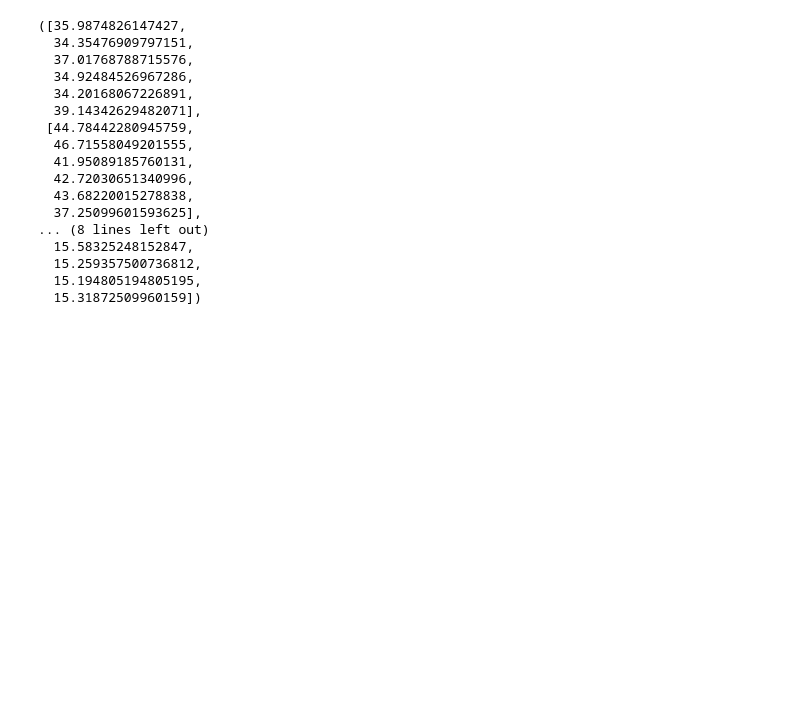
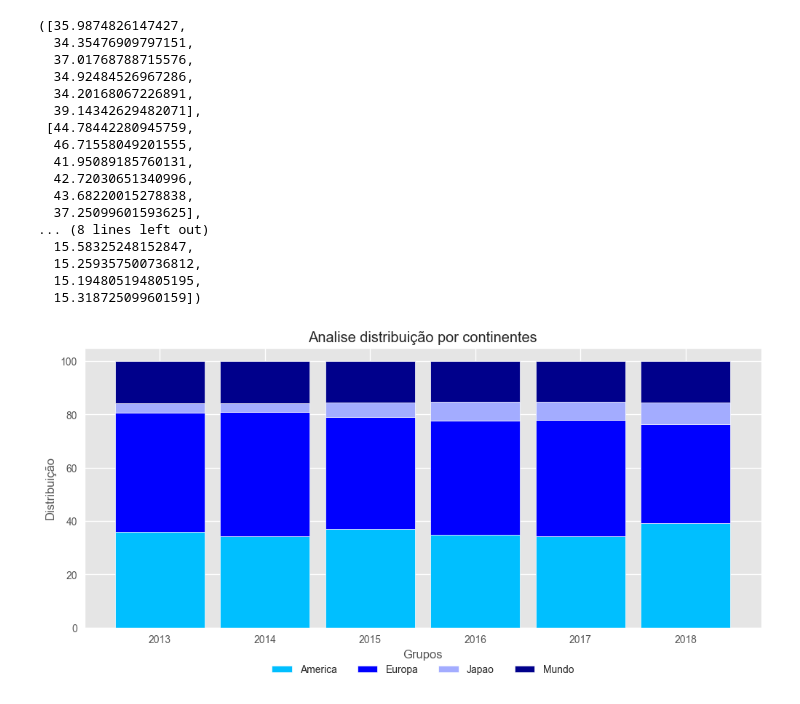
Before and after one commit to Gfirmino95/Analise-de-dados-vendas-de-video-game, a Jupyter notebook: Análise Mercado de Games.ipynb, the cells around one changed output. Saved outputs shown, nothing was run; the diff lists cells and outputs as text; code cells hidden in the pictures; blank space fills up the shorter version.

```diff
--- a/Análise Mercado de Games.ipynb
+++ b/Análise Mercado de Games.ipynb
@@ -93,5 +93,6 @@ sns.kdeplot(df['Global'], shade = True, bw=1, color='#00BFFF', linewidth = 2.5);
 # %%
-Analise = df.groupby(by=['Year']).sum()
+# Agrupando Dados por Ano
+Analise = df.groupby('Year').sum()
 Analise
 # %% [output]
 |  | Game | Genre | Publisher | North America | Europe | Japan | Rest of World | Global |
@@ -153,0 +149,31 @@ plt.title('Analise distribuição por continentes')
+# %%
+# Tamanho grafico
+plt.figure(figsize=(12,5))
+
+# Largura barra no grafico
+largura_barra = 0.85
+Grupos =  Analise.index
+
+# titulo
+plt.title('Analise distribuição por continentes')
+
+#Plot da America
+plt.bar(Grupos, America, width = largura_barra, color = '#00BFFF', edgecolor= 'white')
+
+#Plot da Europa
+plt.bar(Grupos, Europa , bottom=America, width = largura_barra, color = '#0000FF', edgecolor= 'white')
+
+#Plot da Japao
+plt.bar(Grupos, Japao , bottom=[ A + B for A, B in zip(America, Europa)], width = largura_barra, color = '#a3acff', edgecolor= 'white')
+
+#Plot da Mundo
+plt.bar(Grupos, Mundo , bottom=[ A + B + C for A, B, C in zip(America, Europa, Japao)], width = largura_barra, color = '#00008B', edgecolor= 'white')
+
+# Labels
+plt.xticks = (Grupos, Rotulos)
+plt.xlabel('Grupos')
+plt.ylabel('Distribuição')
+
+plt.legend(['America', 'Europa', 'Japao', 'Mundo'], loc = 'center', bbox_to_anchor=(0.5, -0.15), ncols= 4 );
+# %% [output]
+[figure, added]
```
Also changed, not shown: parts of 12 cells of this notebook, 3 other files.
